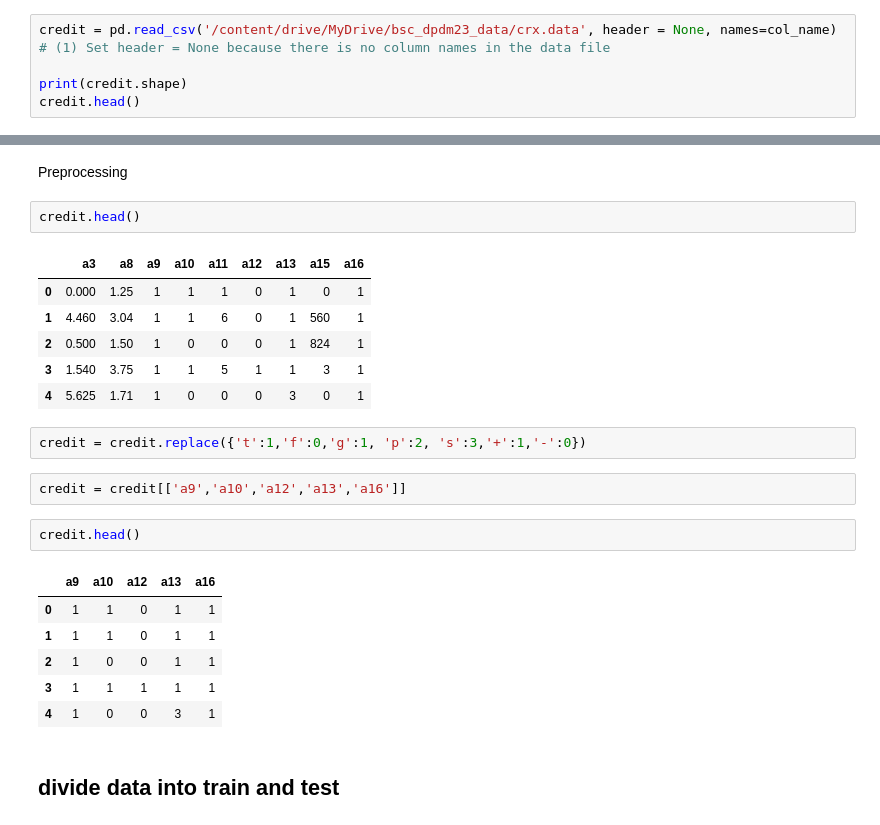
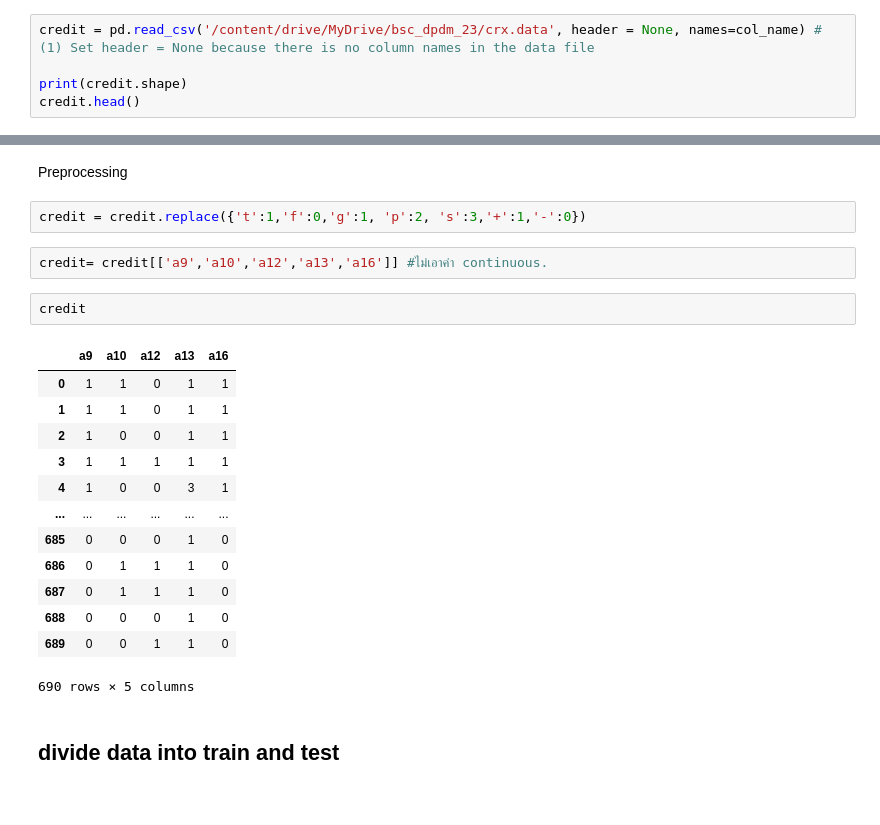
Before and after one commit to Sashimimeow/BSC_DPDM23, a Jupyter notebook: Classification.ipynb, the cells around one changed output, grey strips where cells are left out. Drawn from its saved outputs; the diff is of its cells as text.

```diff
--- a/Classification.ipynb
+++ b/Classification.ipynb
@@ -58,7 +58,7 @@ Class Distribution
 col_name = ['a1','a2','a3','a4','a5','a6','a7','a8',
             'a9','a10','a11','a12','a13','a14','a15','a16']
 # %%
-credit = pd.read_csv('/content/drive/MyDrive/bsc_dpdm23_data/crx.data', header = None, names=col_name) # (1) Set header = None because there is no column names in the data file
+credit = pd.read_csv('/content/drive/MyDrive/bsc_dpdm_23/crx.data', header = None, names=col_name) # (1) Set header = None because there is no column names in the data file
 
 print(credit.shape)
 credit.head()
@@ -87,28 +103,26 @@ a16    False
 dtype: bool
 # %% [markdown]
 Preprocessing
-# %%
-credit.head()
-# %% [output]
-|  | a3 | a8 | a9 | a10 | a11 | a12 | a13 | a15 | a16 |
-| 0 | 0.000 | 1.25 | 1 | 1 | 1 | 0 | 1 | 0 | 1 |
-| 1 | 4.460 | 3.04 | 1 | 1 | 6 | 0 | 1 | 560 | 1 |
-| 2 | 0.500 | 1.50 | 1 | 0 | 0 | 0 | 1 | 824 | 1 |
-| 3 | 1.540 | 3.75 | 1 | 1 | 5 | 1 | 1 | 3 | 1 |
-| 4 | 5.625 | 1.71 | 1 | 0 | 0 | 0 | 3 | 0 | 1 |
 # %%
 credit = credit.replace({'t':1,'f':0,'g':1, 'p':2, 's':3,'+':1,'-':0})
 # %%
-credit = credit[['a9','a10','a12','a13','a16']]
+credit= credit[['a9','a10','a12','a13','a16']] #ไม่เอาค่า continuous.
 # %%
-credit.head()
+credit
 # %% [output]
 |  | a9 | a10 | a12 | a13 | a16 |
 | 0 | 1 | 1 | 0 | 1 | 1 |
 | 1 | 1 | 1 | 0 | 1 | 1 |
 | 2 | 1 | 0 | 0 | 1 | 1 |
 | 3 | 1 | 1 | 1 | 1 | 1 |
 | 4 | 1 | 0 | 0 | 3 | 1 |
+| ... | ... | ... | ... | ... | ... |
+| 685 | 0 | 0 | 0 | 1 | 0 |
+| 686 | 0 | 1 | 1 | 1 | 0 |
+| 687 | 0 | 1 | 1 | 1 | 0 |
+| 688 | 0 | 0 | 0 | 1 | 0 |
+| 689 | 0 | 0 | 1 | 1 | 0 |
+690 rows × 5 columns
 # %% [markdown]
 ## divide data into train and test
 # %%
```
Also changed, not shown: parts of 32 cells of this notebook.
